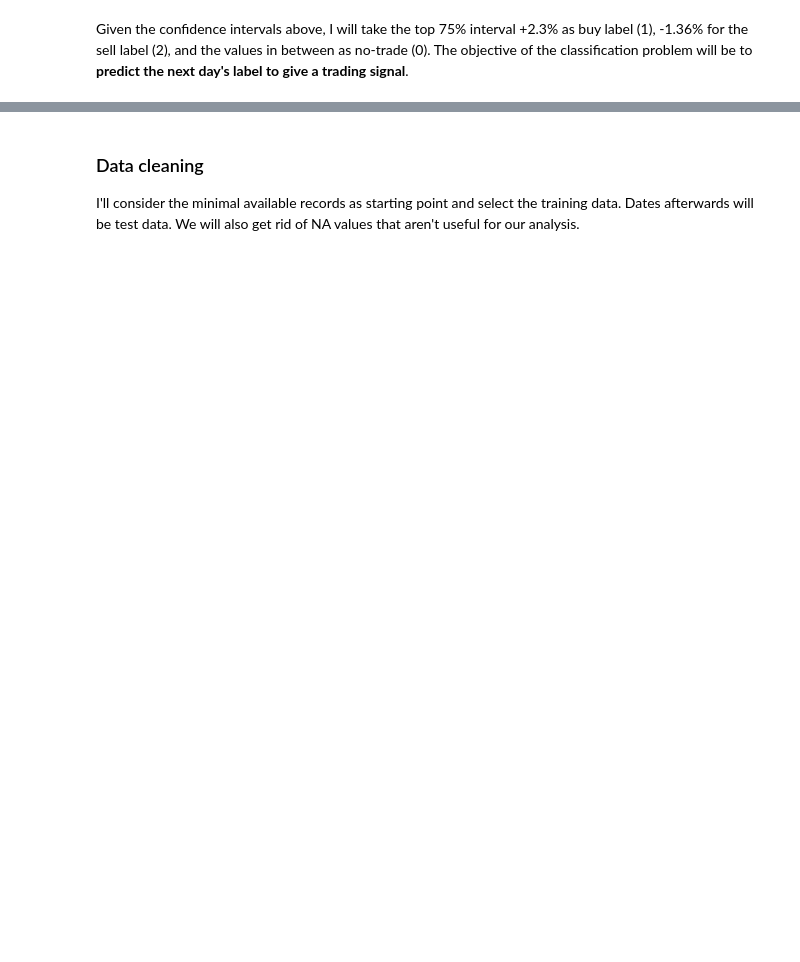
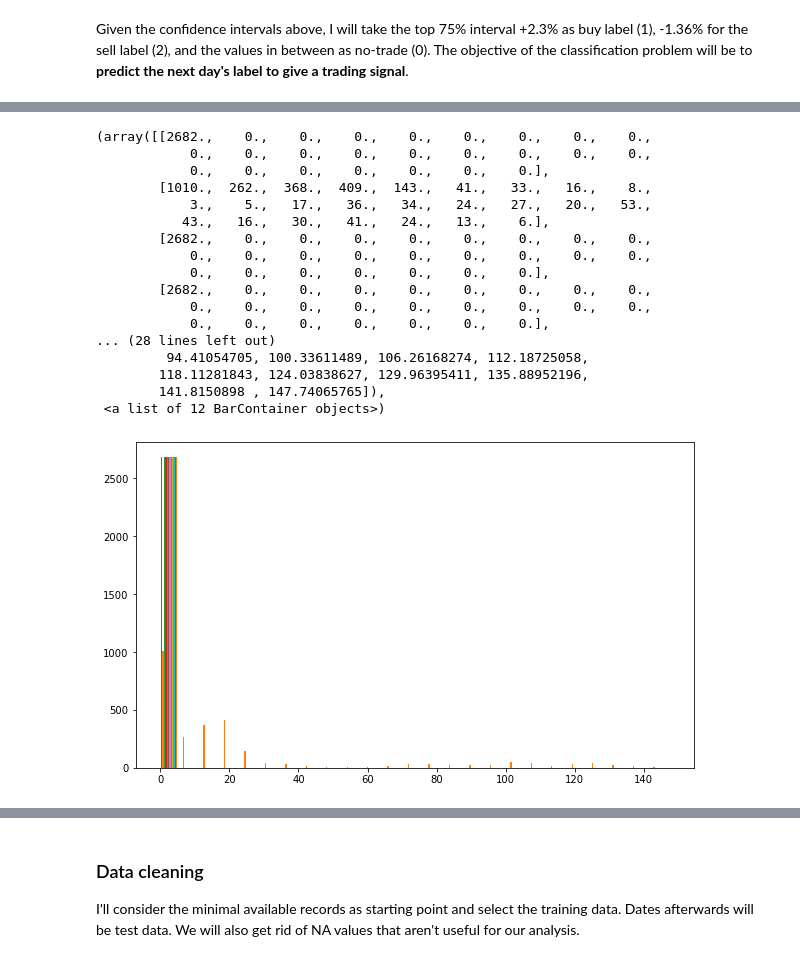
Before and after one commit to renejra/azure-ml-engineer, a Jupyter notebook: capstone/1 - data sourcing.ipynb, the cells around one changed output, grey strips where cells are left out. Saved outputs shown, nothing was run; the diff lists cells and outputs as text; code cells hidden in the pictures; blank space fills up the shorter version.

```diff
--- a/capstone/1 - data sourcing.ipynb
+++ b/capstone/1 - data sourcing.ipynb
@@ -348,3 +556,22 @@ plt.hist(returns.btc, bins=200 , range=(-0.4, 0.6), label='Distribution of Bitco
 # %%
-plt.figure(figsize = (15,6))
-plt.hist(cumulative.btc, bins=200, label='Distribution of Bitcoin daily returns')
+plt.figure(figsize = (10,6))
+plt.hist(cumulative, bins=25)
+# %% [output]
+(array([[2682.,    0.,    0.,    0.,    0.,    0.,    0.,    0.,    0.,
+            0.,    0.,    0.,    0.,    0.,    0.,    0.,    0.,    0.,
+            0.,    0.,    0.,    0.,    0.,    0.,    0.],
+        [1010.,  262.,  368.,  409.,  143.,   41.,   33.,   16.,    8.,
+            3.,    5.,   17.,   36.,   34.,   24.,   27.,   20.,   53.,
+           43.,   16.,   30.,   41.,   24.,   13.,    6.],
+        [2682.,    0.,    0.,    0.,    0.,    0.,    0.,    0.,    0.,
+            0.,    0.,    0.,    0.,    0.,    0.,    0.,    0.,    0.,
+            0.,    0.,    0.,    0.,    0.,    0.,    0.],
+        [2682.,    0.,    0.,    0.,    0.,    0.,    0.,    0.,    0.,
+            0.,    0.,    0.,    0.,    0.,    0.,    0.,    0.,    0.,
+            0.,    0.,    0.,    0.,    0.,    0.,    0.],
+... (28 lines left out)
+         94.41054705, 100.33611489, 106.26168274, 112.18725058,
+        118.11281843, 124.03838627, 129.96395411, 135.88952196,
+        141.8150898 , 147.74065765]),
+ <a list of 12 BarContainer objects>)
+[figure, added]
```
Also changed, not shown: parts of 48 cells of this notebook, 3 other files.
